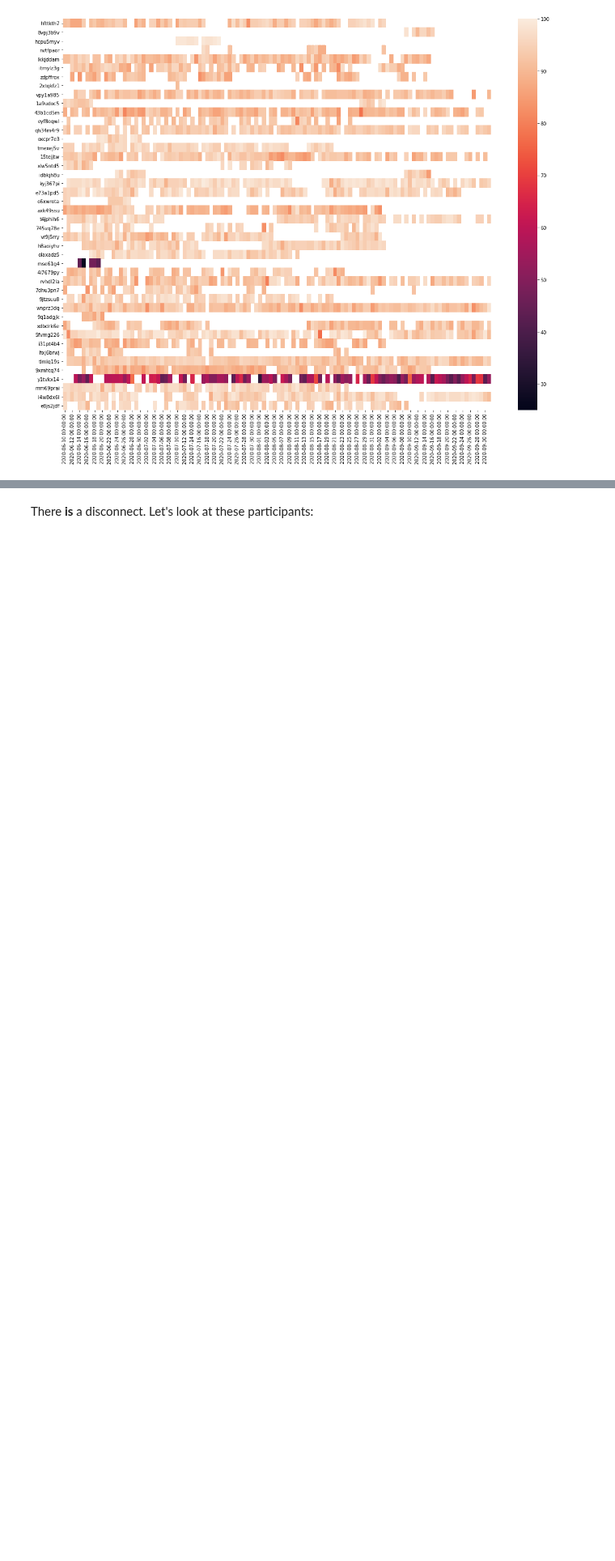
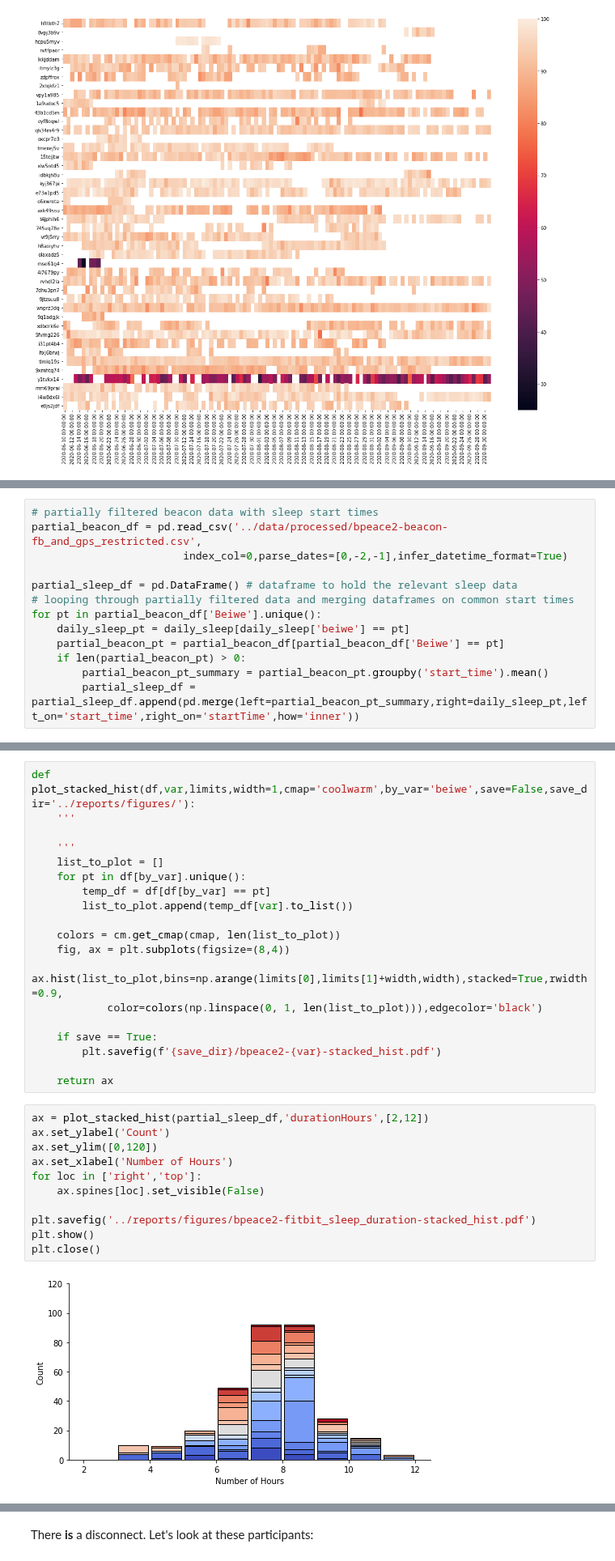
Before and after one commit to intelligent-environments-lab/utx000, a Jupyter notebook: notebooks/4.2.1-hef-fitbit-summary.ipynb, the cells around one changed output, grey strips where cells are left out. Shown at 81% size. Drawn from its saved outputs; the diff is of its cells as text; blank space fills up the shorter version.

```diff
--- a/notebooks/4.2.1-hef-fitbit-summary.ipynb
+++ b/notebooks/4.2.1-hef-fitbit-summary.ipynb
@@ -412,0 +429,13 @@ Working for efficiency
+# %%
+# partially filtered beacon data with sleep start times
+partial_beacon_df = pd.read_csv('../data/processed/bpeace2-beacon-fb_and_gps_restricted.csv',
+                        index_col=0,parse_dates=[0,-2,-1],infer_datetime_format=True)
+
+partial_sleep_df = pd.DataFrame() # dataframe to hold the relevant sleep data
+# looping through partially filtered data and merging dataframes on common start times
+for pt in partial_beacon_df['Beiwe'].unique():
+    daily_sleep_pt = daily_sleep[daily_sleep['beiwe'] == pt]
+    partial_beacon_pt = partial_beacon_df[partial_beacon_df['Beiwe'] == pt]
+    if len(partial_beacon_pt) > 0:
+        partial_beacon_pt_summary = partial_beacon_pt.groupby('start_time').mean()
+        partial_sleep_df = partial_sleep_df.append(pd.merge(left=partial_beacon_pt_summary,right=daily_sleep_pt,left_on='start_time',right_on='startTime',how='inner'))
@@ -412,0 +448,32 @@ Working for efficiency
+# %%
+def plot_stacked_hist(df,var,limits,width=1,cmap='coolwarm',by_var='beiwe',save=False,save_dir='../reports/figures/'):
+    '''
+
+    '''
+    list_to_plot = []
+    for pt in df[by_var].unique():
+        temp_df = df[df[by_var] == pt]
+        list_to_plot.append(temp_df[var].to_list())
+
+    colors = cm.get_cmap(cmap, len(list_to_plot))
+    fig, ax = plt.subplots(figsize=(8,4))
+    ax.hist(list_to_plot,bins=np.arange(limits[0],limits[1]+width,width),stacked=True,rwidth=0.9,
+            color=colors(np.linspace(0, 1, len(list_to_plot))),edgecolor='black')
+
+    if save == True:
+        plt.savefig(f'{save_dir}/bpeace2-{var}-stacked_hist.pdf')
+
+    return ax
+# %%
+ax = plot_stacked_hist(partial_sleep_df,'durationHours',[2,12])
+ax.set_ylabel('Count')
+ax.set_ylim([0,120])
+ax.set_xlabel('Number of Hours')
+for loc in ['right','top']:
+    ax.spines[loc].set_visible(False)
+
+plt.savefig('../reports/figures/bpeace2-fitbit_sleep_duration-stacked_hist.pdf')
+plt.show()
+plt.close()
+# %% [output]
+[figure, added]
```
Also changed, not shown: parts of 9 cells of this notebook.
